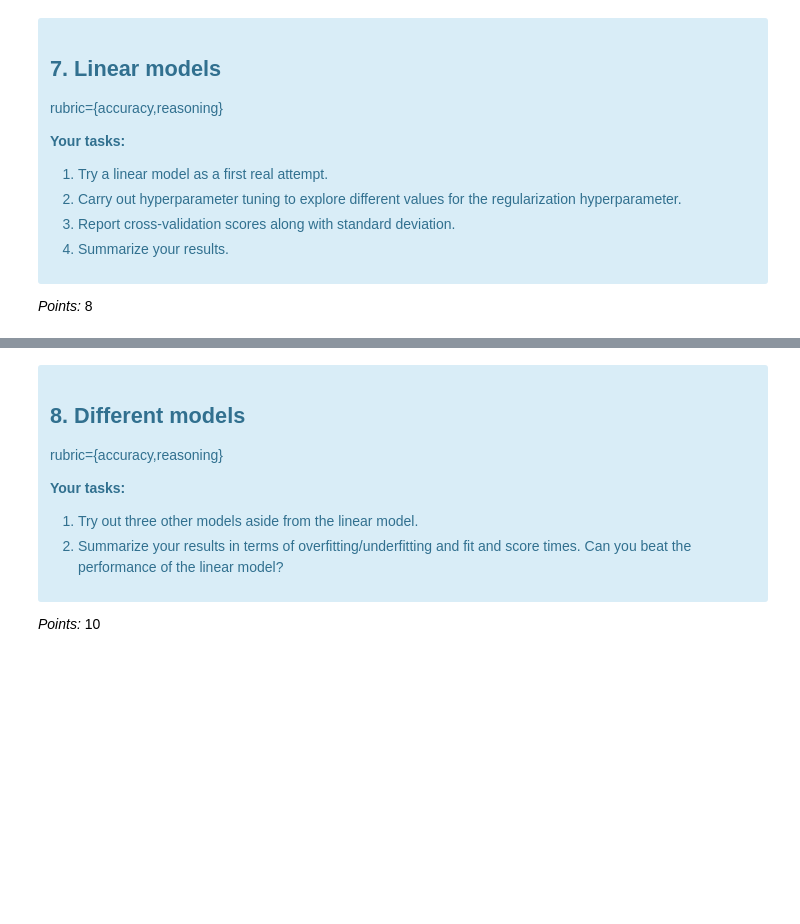
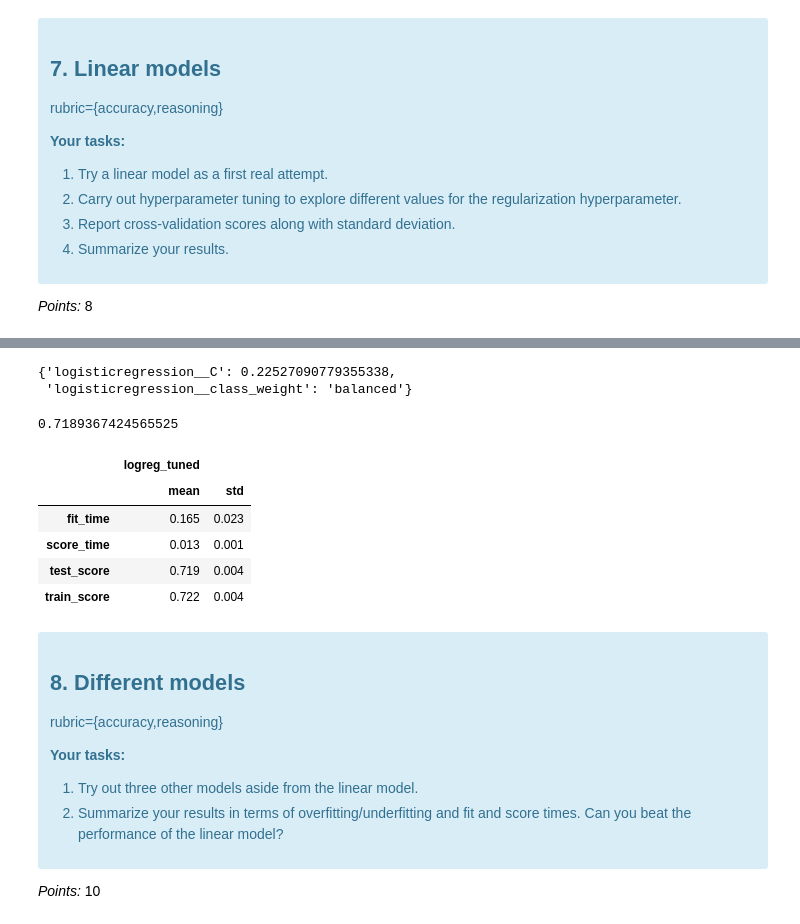
Before and after one commit to UBC-MDS/DSCI_573_lab4_PENG_GAOXIANG, a Jupyter notebook: lab4.ipynb, the cells around one changed output, grey strips where cells are left out. Cells and saved outputs as stored; diff of their text form; code cells hidden in the pictures; blank space fills up the shorter version.

```diff
--- a/lab4.ipynb
+++ b/lab4.ipynb
@@ -318,0 +401,13 @@ _Points:_ 2
+# %%
+scoring_metric = 'roc_auc'
+results={}
+dummy = DummyClassifier()
+results["Dummy"] = mean_std_cross_val_scores(
+    dummy, X_train, y_train, return_train_score=True, scoring=scoring_metric
+)
+pipe_dt = make_pipeline(preprocessor, DecisionTreeClassifier(random_state=123))
+results["Decision tree"] = mean_std_cross_val_scores(
+    pipe_dt, X_train, y_train, return_train_score=True, scoring=scoring_metric
+
+)
+pd.DataFrame(results).T
@@ -342,0 +444,16 @@ _Type your answer here, replacing this text._
+# %%
+pipe_lr = make_pipeline(preprocessor, LogisticRegression(max_iter=1000,solver = 'newton-cg'))
+param_dist = {
+    "logisticregression__C": loguniform(1e-3, 1e3),
+    "logisticregression__class_weight": ["balanced", None],
+}
+random_search = RandomizedSearchCV(
+    pipe_lr,
+    param_distributions=param_dist,
+    n_iter=50,
+    verbose=1,
+    n_jobs=-1,
+    scoring=scoring_metric,
+    random_state=123,
+)
+random_search.fit(X_train, y_train)
@@ -343,3 +479,34 @@ _Type your answer here, replacing this text._
+# %%
+best_parameters = random_search.best_params_
+best_parameters
+# %% [output]
+{'logisticregression__C': 0.22527090779355338,
+ 'logisticregression__class_weight': 'balanced'}
+# %%
+best_score = random_search.best_score_
+best_score
+# %% [output]
+0.7189367424565525
+# %%
+cross_val_results ={}
+cross_val_results['logreg_tuned'] = pd.DataFrame(
+    cross_validate(
+        random_search.best_estimator_,
+        X_train,
+        y_train,
+        scoring=scoring_metric,
+        return_train_score=True
+    )
+).agg(['mean', 'std']).round(3).T
+
+pd.concat(cross_val_results, axis=1)
+# %% [output]
+|  | logreg_tuned |  |
+|  | mean | std |
+| fit_time | 0.165 | 0.023 |
+| score_time | 0.013 | 0.001 |
+| test_score | 0.719 | 0.004 |
+| train_score | 0.722 | 0.004 |
 # %% [markdown]
 <!-- END QUESTION -->
 
```
Also changed, not shown: parts of 15 cells of this notebook.
